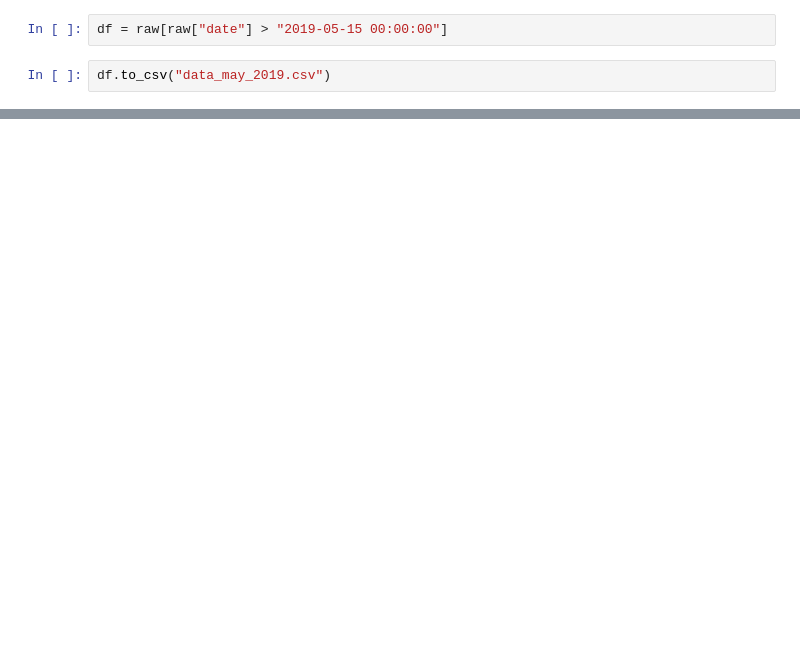
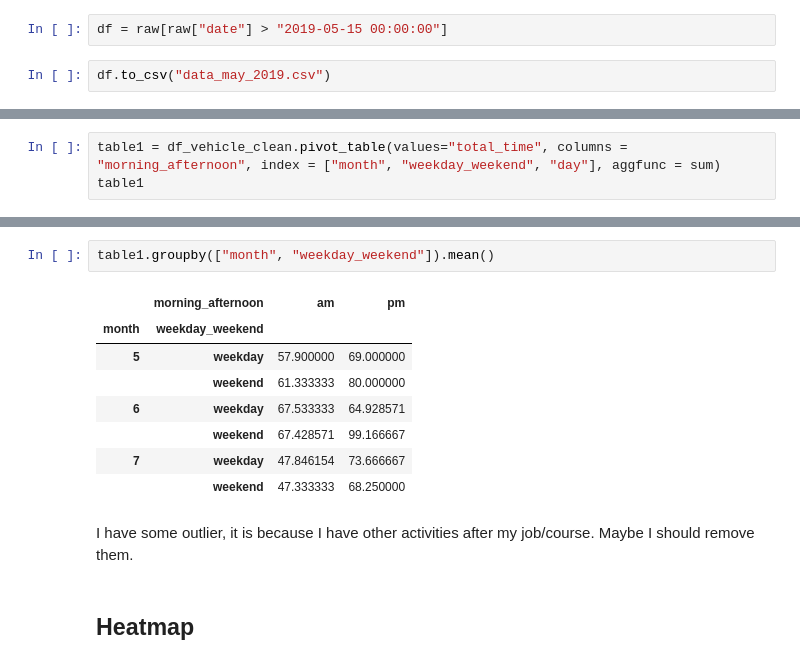
Before and after one commit to ta-data-bcn/Project-Week-5-Your-Own-Project, a Jupyter notebook: your-project/Project_Week5.ipynb, the cells around one changed output, grey strips where cells are left out. Drawn from its saved outputs; the diff is of its cells as text; blank space fills up the shorter version.

```diff
--- a/your-project/Project_Week5.ipynb
+++ b/your-project/Project_Week5.ipynb
@@ -128,0 +272,3 @@ fig
+# %%
+table1 = df_vehicle_clean.pivot_table(values="total_time", columns = "morning_afternoon", index = ["month", "weekday_weekend", "day"], aggfunc = sum)
+table1
@@ -128,0 +294,15 @@ fig
+# %%
+table1.groupby(["month", "weekday_weekend"]).mean()
+# %% [output]
+|  | morning_afternoon | am | pm |
+| month | weekday_weekend |  |  |
+| 5 | weekday | 57.900000 | 69.000000 |
+|  | weekend | 61.333333 | 80.000000 |
+| 6 | weekday | 67.533333 | 64.928571 |
+|  | weekend | 67.428571 | 99.166667 |
+| 7 | weekday | 47.846154 | 73.666667 |
+|  | weekend | 47.333333 | 68.250000 |
+# %% [markdown]
+I have some outlier, it is because I have other activities after my job/course. Maybe I should remove them.
+# %% [markdown]
+## Heatmap
```
Also changed, not shown: parts of 73 cells of this notebook.
